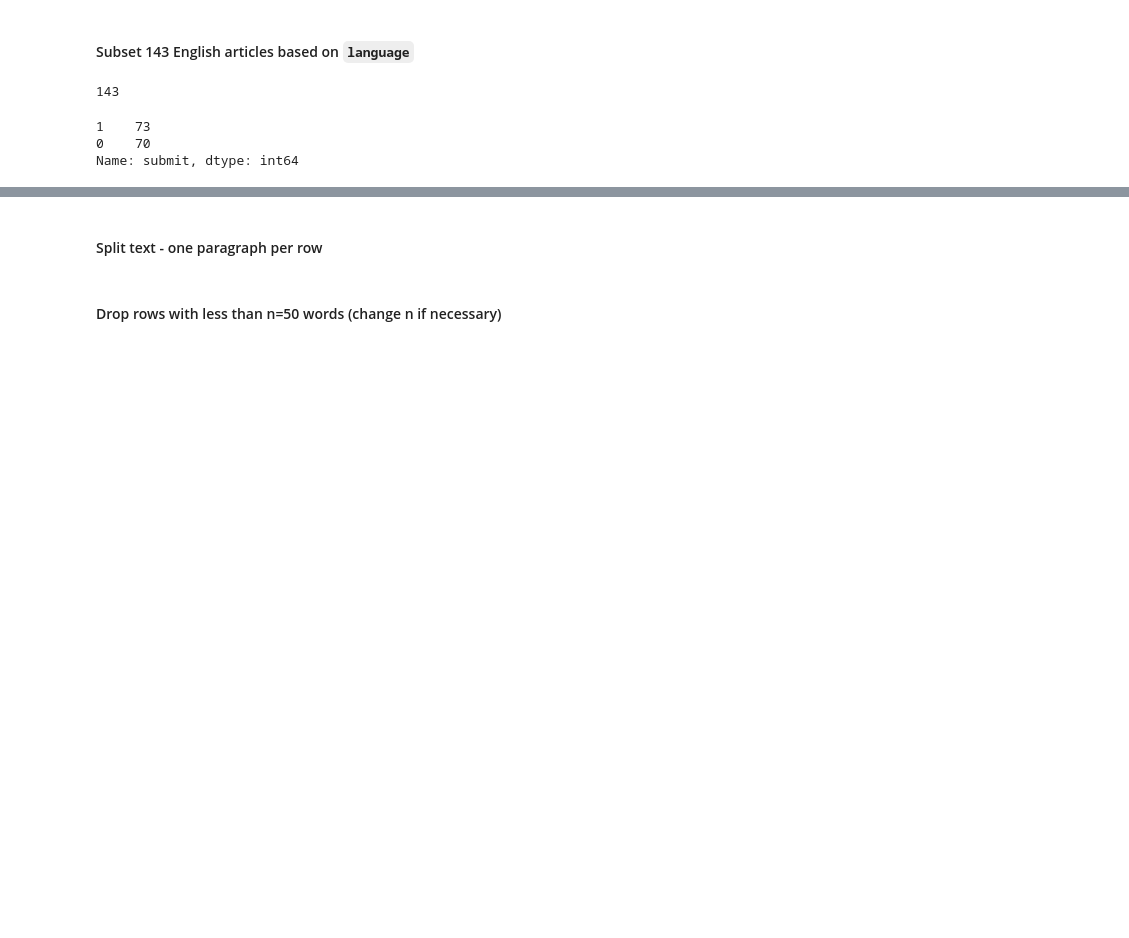
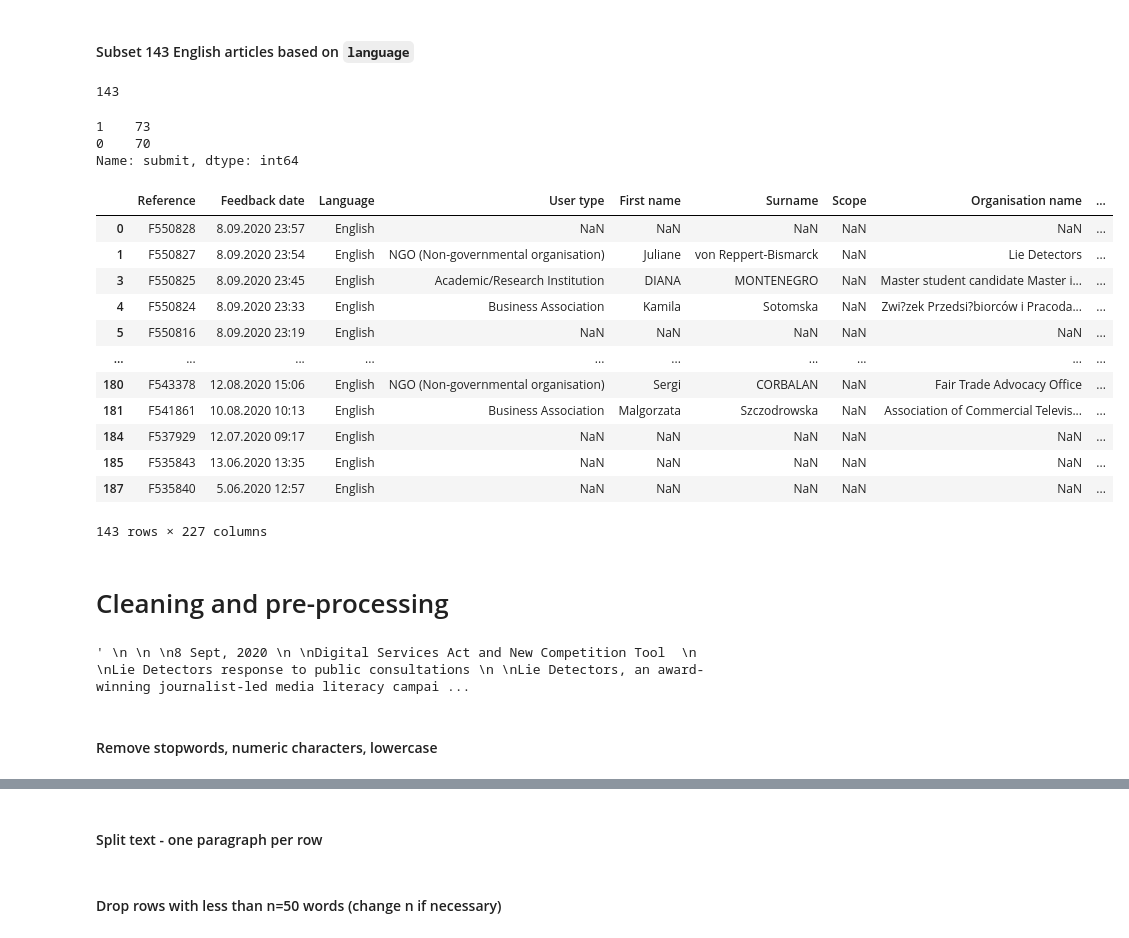
Before and after one commit to adellegia/watermelon, a Jupyter notebook: src/parsing.ipynb, the cells around one changed output, grey strips where cells are left out. Cells and saved outputs as stored; diff of their text form; code cells hidden in the pictures; blank space fills up the shorter version.

```diff
--- a/src/parsing.ipynb
+++ b/src/parsing.ipynb
@@ -232,0 +240,17 @@ txt_dir = "../data/texts/"
+# %%
+df_text = pd.DataFrame(columns = ['Reference', 'file_name', 'text', 'lang'])
+
+for pdf_file in pdf_list:
+        Reference = re.search('[F][0-9]{6}', pdf_file)[0]
+        file_name = re.search('[F][0-9]{6}(.*)[\\>.]', pdf_file)[0]
+        with pdfplumber.open(pdf_file) as pdf:
+            text = []
+            for i in range(len(pdf.pages)):
+                page = pdf.pages[i]
+                page_text = page.extract_text()
+                text.append(page_text)
+            text = ' '.join(text)
+            lang = detect(text)
+        row = pd.DataFrame({'Reference': Reference,'file_name': file_name,
+                                'text': text, 'lang': lang}, index=[0])
+        df_text = pd.concat([row,df_text.loc[:]]).reset_index(drop=True)
@@ -371,3 +385,27 @@ df_eng.submit.value_counts()
 1    73
 0    70
 Name: submit, dtype: int64
+# %%
+df_eng
+# %% [output]
+|  | Reference | Feedback date | Language | User type | First name | Surname | Scope | Organisation name | ... |
+| 0 | F550828 | 8.09.2020 23:57 | English | NaN | NaN | NaN | NaN | NaN | ... |
+| 1 | F550827 | 8.09.2020 23:54 | English | NGO (Non-governmental organisation) | Juliane | von Reppert-Bismarck | NaN | Lie Detectors | ... |
+| 3 | F550825 | 8.09.2020 23:45 | English | Academic/Research Institution | DIANA | MONTENEGRO | NaN | Master student candidate Master i... | ... |
+| 4 | F550824 | 8.09.2020 23:33 | English | Business Association | Kamila | Sotomska | NaN | Zwi?zek Przedsi?biorców i Pracoda... | ... |
+| 5 | F550816 | 8.09.2020 23:19 | English | NaN | NaN | NaN | NaN | NaN | ... |
+| ... | ... | ... | ... | ... | ... | ... | ... | ... | ... |
+| 180 | F543378 | 12.08.2020 15:06 | English | NGO (Non-governmental organisation) | Sergi | CORBALAN | NaN | Fair Trade Advocacy Office | ... |
+| 181 | F541861 | 10.08.2020 10:13 | English | Business Association | Malgorzata | Szczodrowska | NaN | Association of Commercial Televis... | ... |
+| 184 | F537929 | 12.07.2020 09:17 | English | NaN | NaN | NaN | NaN | NaN | ... |
+| 185 | F535843 | 13.06.2020 13:35 | English | NaN | NaN | NaN | NaN | NaN | ... |
+| 187 | F535840 | 5.06.2020 12:57 | English | NaN | NaN | NaN | NaN | NaN | ... |
+143 rows × 227 columns
+# %% [markdown]
+# Cleaning and pre-processing
+# %%
+df_eng.text[1]
+# %% [output]
+' \n \n \n8 Sept, 2020 \n \nDigital Services Act and New Competition Tool  \n \nLie Detectors response to public consultations \n \nLie Detectors, an award-winning journalist-led media literacy campai ...
+# %% [markdown]
+#### Remove stopwords, numeric characters, lowercase
```
Also changed, not shown: parts of 17 cells of this notebook, 1 other file.
